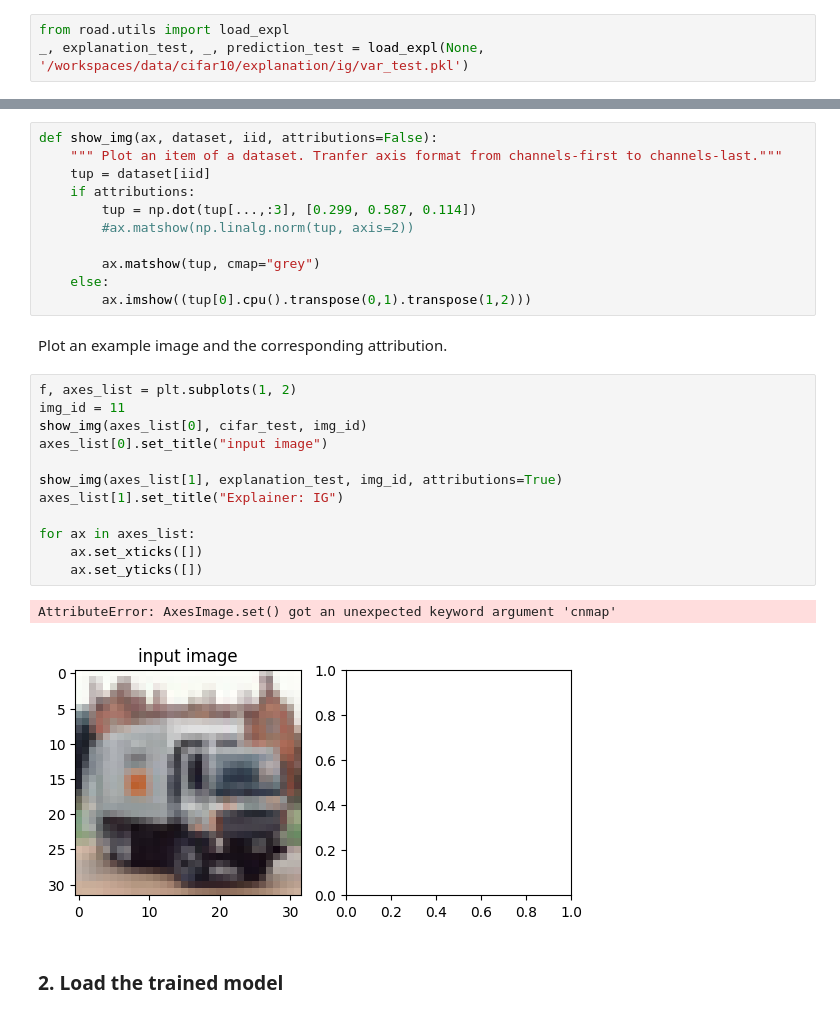
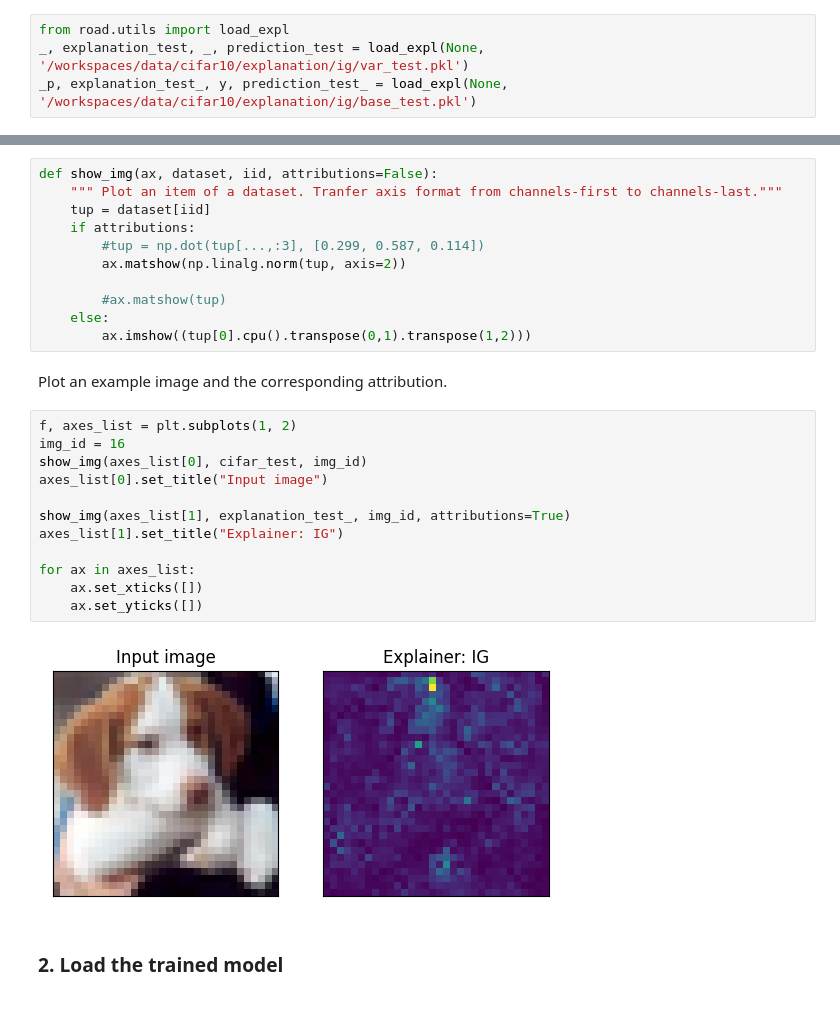
Before and after one commit to Mak-Ta-Reque/road_imputation, a Jupyter notebook: RoadBenchmarkDemo.ipynb, the cells around one changed output, grey strips where cells are left out. Cells and saved outputs as stored; diff of their text form.

```diff
--- a/RoadBenchmarkDemo.ipynb
+++ b/RoadBenchmarkDemo.ipynb
@@ -35,6 +38,7 @@ Download the file ``base_test.pkl`` to the folder ``data/``.
 # %%
 from road.utils import load_expl
 _, explanation_test, _, prediction_test = load_expl(None, '/workspaces/data/cifar10/explanation/ig/var_test.pkl')
+_p, explanation_test_, y, prediction_test_ = load_expl(None, '/workspaces/data/cifar10/explanation/ig/base_test.pkl')
 # %%
 transform_tensor = torchvision.transforms.Compose([transforms.ToTensor()])
 cifar_train = torchvision.datasets.CIFAR10(root='/workspaces/data/cifar10/explanation', train=True, download=True, transform=transform_tensor)
@@ -49,29 +53,28 @@ def show_img(ax, dataset, iid, attributions=False):
     """ Plot an item of a dataset. Tranfer axis format from channels-first to channels-last."""
     tup = dataset[iid]
     if attributions:
-        tup = np.dot(tup[...,:3], [0.299, 0.587, 0.114])
-        #ax.matshow(np.linalg.norm(tup, axis=2))
+        #tup = np.dot(tup[...,:3], [0.299, 0.587, 0.114])
+        ax.matshow(np.linalg.norm(tup, axis=2))
 
-        ax.matshow(tup, cmap="grey")
+        #ax.matshow(tup)
     else:
         ax.imshow((tup[0].cpu().transpose(0,1).transpose(1,2)))
 # %% [markdown]
 Plot an example image and the corresponding attribution.
 # %%
 f, axes_list = plt.subplots(1, 2)
-img_id = 11
+img_id = 16
 show_img(axes_list[0], cifar_test, img_id)
-axes_list[0].set_title("input image")
+axes_list[0].set_title("Input image")
 
-show_img(axes_list[1], explanation_test, img_id, attributions=True)
+show_img(axes_list[1], explanation_test_, img_id, attributions=True)
 axes_list[1].set_title("Explainer: IG")
 
 for ax in axes_list:
     ax.set_xticks([])
     ax.set_yticks([])
 # %% [output]
-AttributeError: AxesImage.set() got an unexpected keyword argument 'cnmap'
-[figure, old version]
+[figure, new version]
 # %% [markdown]
 ### 2. Load the trained model
 # %% [markdown]
```
Also changed, not shown: parts of 4 cells of this notebook, 4 other files.
